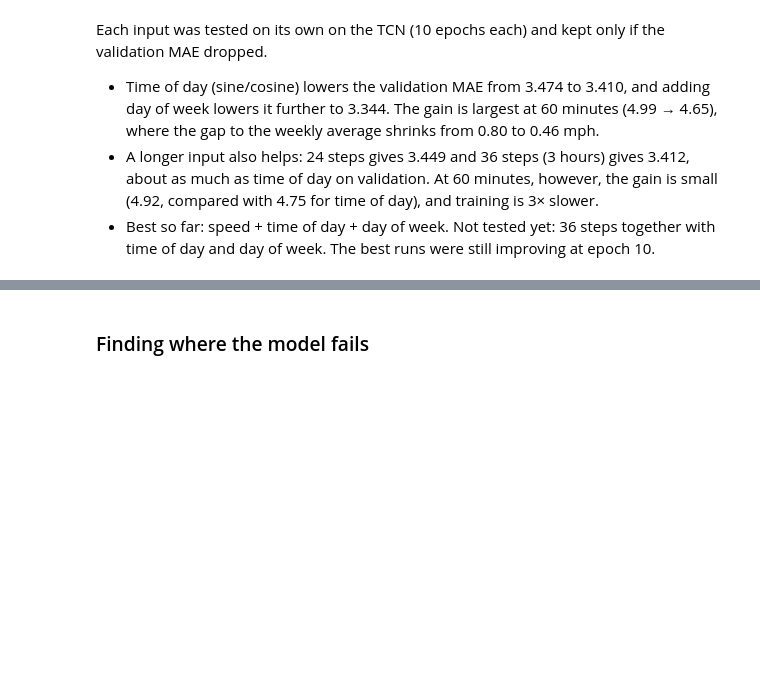
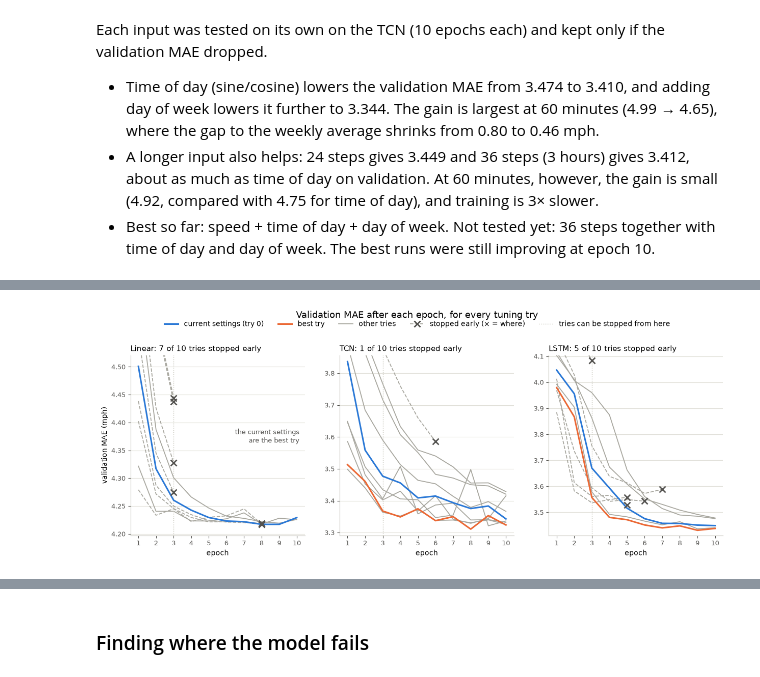
Before and after one commit to EduardCavasi/Spatial-Dependency-Modelling-in-Multivariate-Time-Series, a Jupyter notebook: notebooks/baseline_models.ipynb, the cells around one changed output, grey strips where cells are left out. Drawn from its saved outputs; the diff is of its cells as text; code cells hidden in the pictures; blank space fills up the shorter version.

Commit message:
Notebook: hyperparameter tuning results

```diff
--- a/notebooks/baseline_models.ipynb
+++ b/notebooks/baseline_models.ipynb
@@ -139,0 +184,51 @@ Each input was tested on its own on the TCN (10 epochs each) and kept only if th
+# %%
+COLORS = {'current': '#2a78d6', 'best': '#eb6834', 'other': '#a8a79f', 'stopped': '#a8a79f'}
+INK2, GRID, AXIS = '#52514e', '#e1e0d9', '#c3c2b7'
+
+
+def style(ax):
+    ax.grid(axis='y', color=GRID, lw=0.8)
+    ax.set_axisbelow(True)
+    for side in ('top', 'right'):
+        ax.spines[side].set_visible(False)
+    for side in ('left', 'bottom'):
+        ax.spines[side].set_color(AXIS)
+    ax.tick_params(colors=INK2, labelsize=9)
+
+
+draw_order = {'other': 0, 'stopped': 0, 'current': 1, 'best': 2}
+fig, axes = plt.subplots(1, 3, figsize=(15, 4.6))
+for ax, name in zip(axes, TUNED):
+    sub = tries[tries.model == name].sort_values('role', key=lambda s: s.map(draw_order))
+    for _, r in sub.iterrows():
+        x = range(1, r.epochs + 1)
+        if r.role in ('current', 'best'):
+            ax.plot(x, r.curve, color=COLORS[r.role], lw=2.2, zorder=3)
+        else:
+            ax.plot(x, r.curve, color=COLORS[r.role], lw=1.3, ls='--' if r.stopped else '-', zorder=2)
+        if r.stopped:
+            ax.plot(r.epochs, r.curve[-1], 'x', color=INK2, ms=8, mew=2, zorder=4)
+    current = sub[sub.role == 'current'].iloc[0]
+    top = max(current.curve[0], *[c[-1] for c in sub[sub.stopped].curve]) + 0.02
+    ax.set_ylim(sub.val_mae.min() - 0.02, top)
+    ax.axvline(3, color=AXIS, lw=1, ls=':')
+    ax.set_xticks(range(1, 11))
+    ax.set_xlabel('epoch')
+    ax.set_title(f'{name}: {sub.stopped.sum()} of {len(sub)} tries stopped early', fontsize=11, loc='left')
+    if 'best' not in set(sub.role):
+        ax.text(0.97, 0.55, 'the current settings\nare the best try', transform=ax.transAxes,
+                ha='right', va='center', fontsize=9, color=INK2)
+    style(ax)
+axes[0].set_ylabel('validation MAE (mph)')
+handles = [Line2D([], [], color=COLORS['current'], lw=2.2, label='current settings (try 0)'),
+           Line2D([], [], color=COLORS['best'], lw=2.2, label='best try'),
+           Line2D([], [], color=COLORS['other'], lw=1.3, label='other tries'),
+           Line2D([], [], color=COLORS['stopped'], lw=1.3, ls='--', marker='x', mec=INK2, ms=8, mew=2,
+                  label='stopped early (× = where)'),
+           Line2D([], [], color=AXIS, lw=1, ls=':', label='tries can be stopped from here')]
+fig.legend(handles=handles, loc='lower center', ncol=5, frameon=False, bbox_to_anchor=(0.5, 0.97), fontsize=10)
+fig.suptitle('Validation MAE after each epoch, for every tuning try', y=1.07, fontsize=13)
+plt.savefig('notebooks/plots/step2_tuning_curves.png', dpi=150, bbox_inches='tight')
+plt.show()
+# %% [output]
+[figure, added]
```
Also changed, not shown: parts of 7 cells of this notebook, 2 other files.
